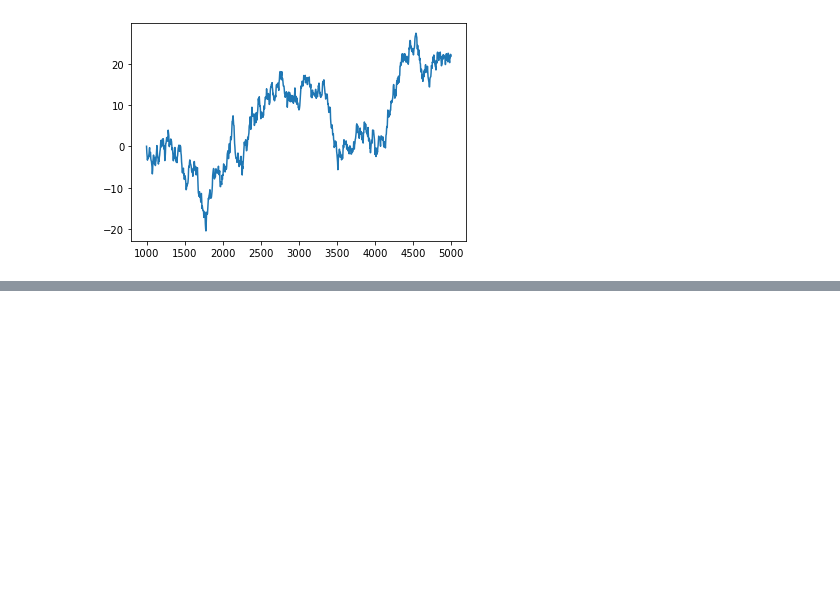
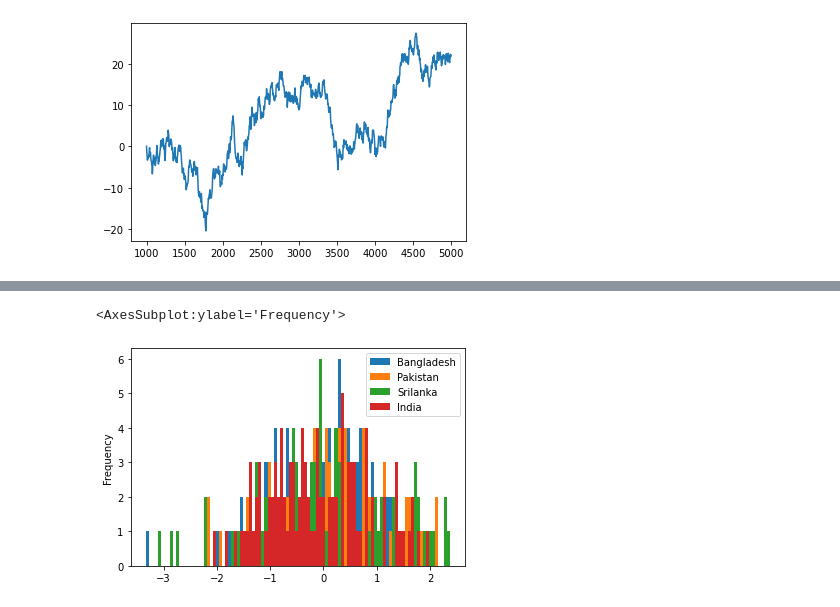
Before and after one commit to lohithkumaar/MLlab, a Jupyter notebook: Numpy and Pandas.ipynb, the cells around one changed output, grey strips where cells are left out. Saved outputs shown, nothing was run; the diff lists cells and outputs as text; code cells hidden in the pictures; blank space fills up the shorter version.

```diff
--- a/Numpy and Pandas.ipynb
+++ b/Numpy and Pandas.ipynb
@@ -123,0 +125,5 @@ test2.plot.scatter(x='India',y='Pakistan')
+# %%
+test2.plot.hist(bins=100)
+# %% [output]
+<AxesSubplot:ylabel='Frequency'>
+[figure, added]
```
Also changed, not shown: parts of 6 cells of this notebook.
